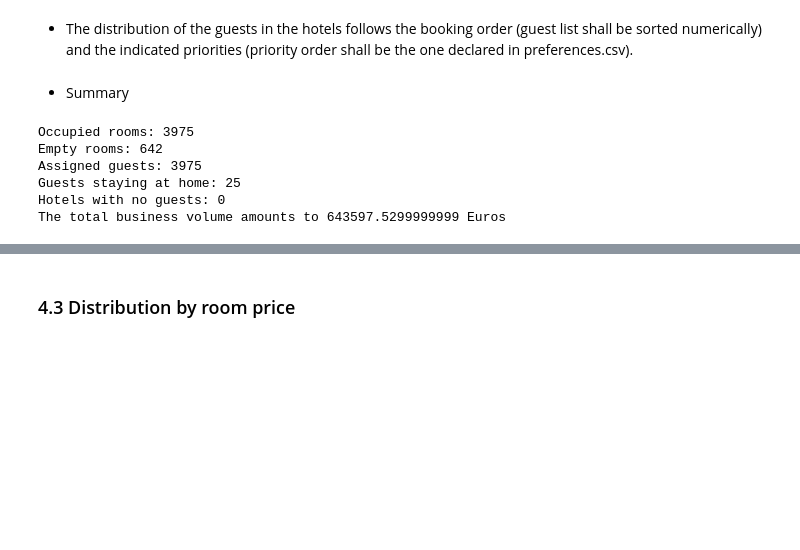
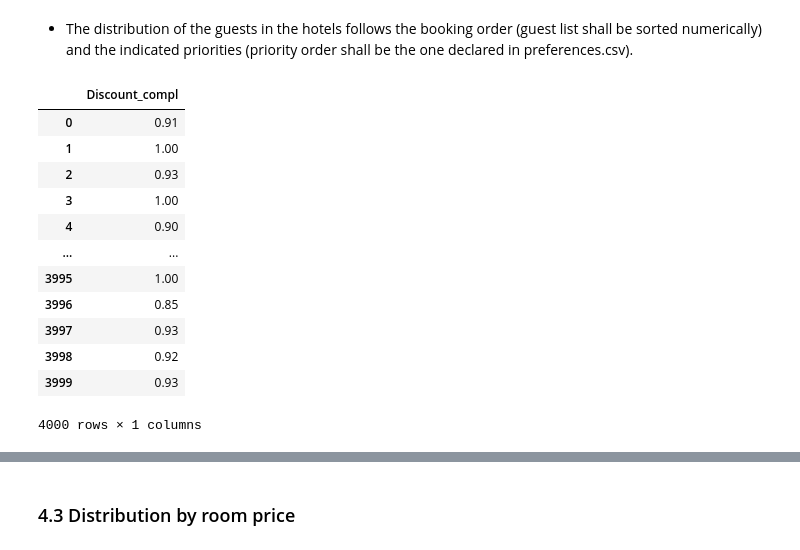
Before and after one commit to giacomonottoli/sogni_doro, a Jupyter notebook: Algorithm_Costa_v03.ipynb, the cells around one changed output, grey strips where cells are left out. Drawn from its saved outputs; the diff is of its cells as text; code cells hidden in the pictures; blank space fills up the shorter version.

```diff
--- a/Algorithm_Costa_v03.ipynb
+++ b/Algorithm_Costa_v03.ipynb
@@ -205,17 +192,0 @@ HM_sum = (np.sum(hotel_matrix,axis=0))
-# %% [markdown]
-- Summary
-# %%
-print ('Occupied rooms:',int(HM_sum[2]))
-print('Empty rooms:',int(HM_sum[0]-HM_sum[2]))
-print('Assigned guests:',int(HM_sum[2]))
-print('Guests staying at home:',int(df_guest.shape[0]-HM_sum[2]))
-print('Hotels with no guests:', np.count_nonzero(y==0))
-
-print ('The total business volume amounts to',xtot,'Euros')
-# %% [output]
-Occupied rooms: 3975
-Empty rooms: 642
-Assigned guests: 3975
-Guests staying at home: 25
-Hotels with no guests: 0
-The total business volume amounts to 643597.5299999999 Euros
@@ -221,0 +207,17 @@ The total business volume amounts to 643597.5299999999 Euros
+# %%
+df_disc_matrix = df_disc_matrix.rename(columns={0:'Discount_compl'})
+df_disc_matrix
+# %% [output]
+|  | Discount_compl |
+| 0 | 0.91 |
+| 1 | 1.00 |
+| 2 | 0.93 |
+| 3 | 1.00 |
+| 4 | 0.90 |
+| ... | ... |
+| 3995 | 1.00 |
+| 3996 | 0.85 |
+| 3997 | 0.93 |
+| 3998 | 0.92 |
+| 3999 | 0.93 |
+4000 rows × 1 columns
```
Also changed, not shown: parts of 53 cells of this notebook.
